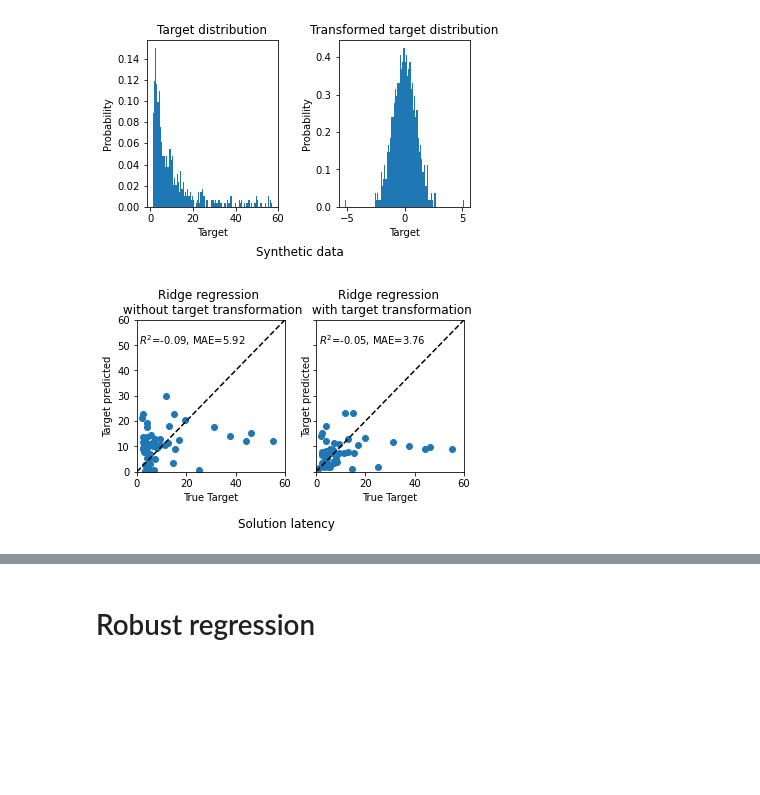
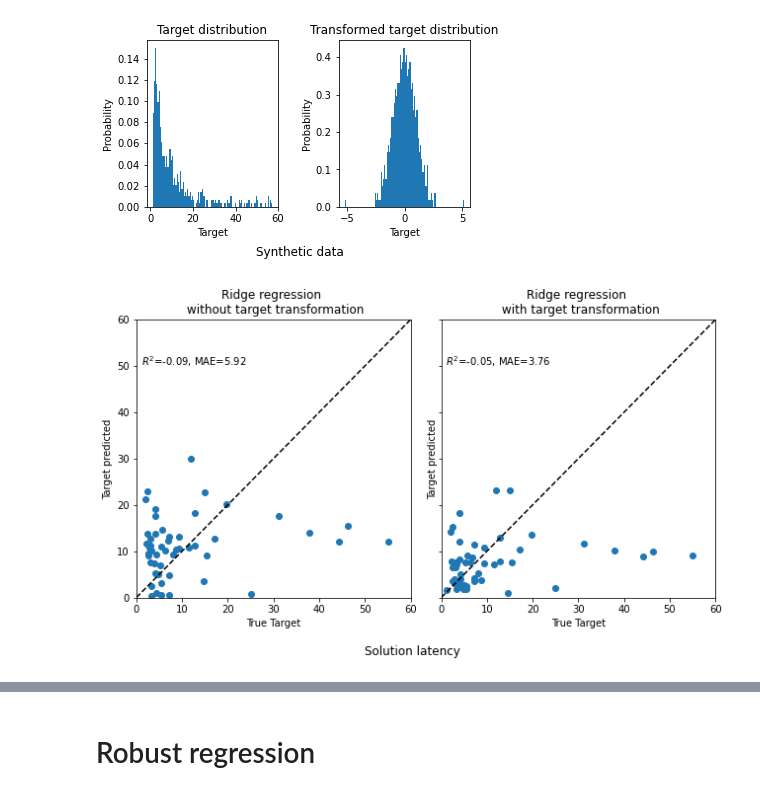
Before and after one commit to hundredball/Math24, a Jupyter notebook: Analyze_data.ipynb, the cells around one changed output, grey strips where cells are left out. Saved outputs shown, nothing was run; the diff lists cells and outputs as text; code cells hidden in the pictures; blank space fills up the shorter version.

```diff
--- a/Analyze_data.ipynb
+++ b/Analyze_data.ipynb
@@ -1749,3 +1749,30 @@ Dimension of X_train:  (468, 6)
 [figure]
 # %% [markdown]
 # Evaluate effect of transforming targets
+# %%
+def plot_target_trans(Y_test, Y_pred, Y_pred_trans, model_name):
+    # Plot results
+    f, (ax0, ax1) = plt.subplots(1, 2, sharey=True, figsize=(10,6))
+
+    ax0.scatter(Y_test, Y_pred)
+    ax0.plot([0, 60], [0, 60], '--k')
+    ax0.set_ylabel('Target predicted')
+    ax0.set_xlabel('True Target')
+    ax0.set_title('%s regression \n without target transformation'%(model_name))
+    ax0.text(1, 50, r'$R^2$=%.2f, MAE=%.2f' % (
+        r2_score(Y_test, Y_pred), median_absolute_error(Y_test, Y_pred)))
+    ax0.set_xlim([0, 60])
+    ax0.set_ylim([0, 60])
+
+    ax1.scatter(Y_test, Y_pred_trans)
+    ax1.plot([0, 60], [0, 60], '--k')
+    ax1.set_ylabel('Target predicted')
+    ax1.set_xlabel('True Target')
+    ax1.set_title('%s regression \n with target transformation'%(model_name))
+    ax1.text(1, 50, r'$R^2$=%.2f, MAE=%.2f' % (
+        r2_score(Y_test, Y_pred_trans), median_absolute_error(Y_test, Y_pred_trans)))
+    ax1.set_xlim([0, 60])
+    ax1.set_ylim([0, 60])
+
+    f.suptitle("Solution latency", y=0.035)
+    f.tight_layout(rect=[0.05, 0.05, 0.95, 0.95])
@@ -1795,41 +1839,19 @@ f.tight_layout(rect=[0.05, 0.05, 0.95, 0.95])
 X_train, X_test, Y_train, Y_test = train_test_split(bp, Y, test_size=0.1, random_state=23)
 # %% [output]
 [figure]
-# %%
-f, (ax0, ax1) = plt.subplots(1, 2, sharey=True)
-# Use linear model
-regr = RidgeCV()
-regr.fit(X_train, Y_train)
-Y_pred = regr.predict(X_test)
-# Plot results
-ax0.scatter(Y_test, Y_pred)
-ax0.plot([0, 60], [0, 60], '--k')
-ax0.set_ylabel('Target predicted')
-ax0.set_xlabel('True Target')
-ax0.set_title('Ridge regression \n without target transformation')
-ax0.text(1, 50, r'$R^2$=%.2f, MAE=%.2f' % (
-    r2_score(Y_test, Y_pred), median_absolute_error(Y_test, Y_pred)))
-ax0.set_xlim([0, 60])
-ax0.set_ylim([0, 60])
-
-# Transform targets and use same linear model
-regr_trans = TransformedTargetRegressor(regressor=RidgeCV((0.1,1,1e2)),transformer=QuantileTransformer(n_quantiles=100,
-                                    output_distribution='normal'))
-regr_trans.fit(X_train, Y_train)
-Y_pred = regr_trans.predict(X_test)
-
-ax1.scatter(Y_test, Y_pred)
-ax1.plot([0, 60], [0, 60], '--k')
-ax1.set_ylabel('Target predicted')
-ax1.set_xlabel('True Target')
-ax1.set_title('Ridge regression \n with target transformation')
-ax1.text(1, 50, r'$R^2$=%.2f, MAE=%.2f' % (
-    r2_score(Y_test, Y_pred), median_absolute_error(Y_test, Y_pred)))
-ax1.set_xlim([0, 60])
-ax1.set_ylim([0, 60])
-
-f.suptitle("Solution latency", y=0.035)
-f.tight_layout(rect=[0.05, 0.05, 0.95, 0.95])
-# %% [output]
-[figure, removed]
+# %%
+# Use linear model
+regr = RidgeCV()
+regr.fit(X_train, Y_train)
+Y_pred = regr.predict(X_test)
+
+# Transform targets and use same linear model
+transformer=QuantileTransformer(n_quantiles=100, output_distribution='normal')
+regr_trans = TransformedTargetRegressor(regressor=RidgeCV((0.1,1,1e2)),transformer=transformer)
+regr_trans.fit(X_train, Y_train)
+Y_pred_trans = regr_trans.predict(X_test)
+
+plot_target_trans(Y_test, Y_pred, Y_pred_trans, 'Ridge')
+# %% [output]
+[figure, added]
 # %% [markdown]
```
Also changed, not shown: parts of 19 cells of this notebook.
